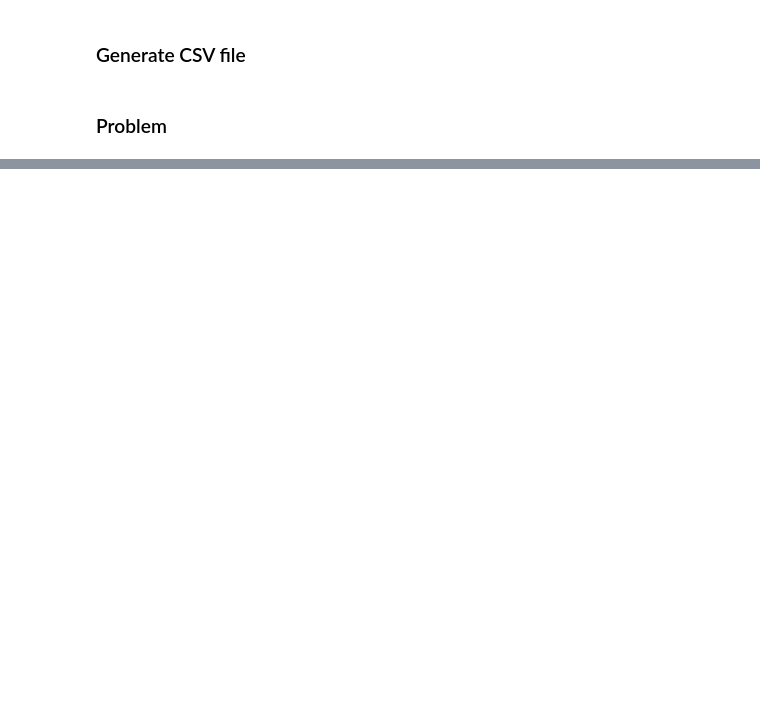
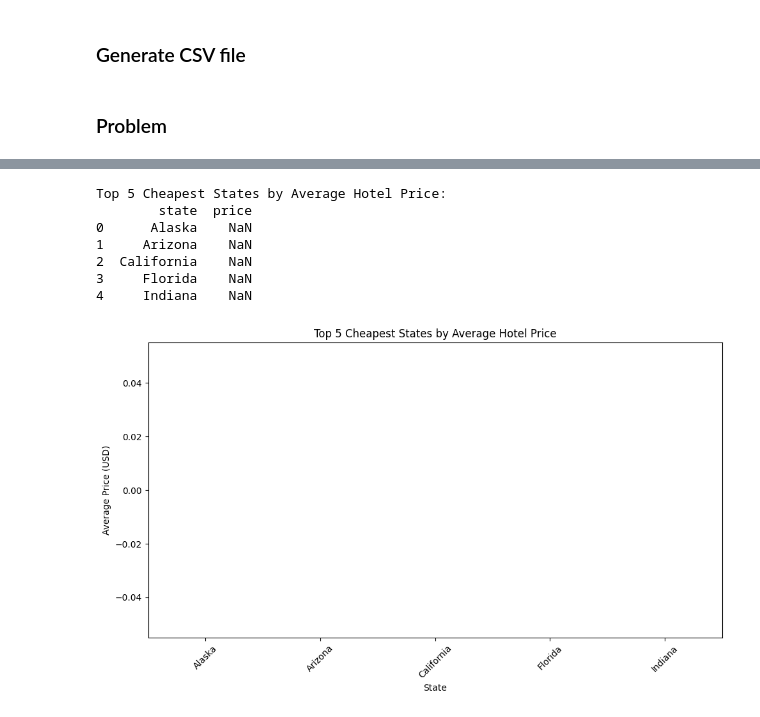
Before and after one commit to KeeObom/Hotel_Scraper, a Jupyter notebook: hotel_scrp.ipynb, the cells around one changed output, grey strips where cells are left out. Cells and saved outputs as stored; diff of their text form; code cells hidden in the pictures; blank space fills up the shorter version.

```diff
--- a/hotel_scrp.ipynb
+++ b/hotel_scrp.ipynb
@@ -74,0 +169,70 @@ The html is returning data with NGN price, instead of USD prices, maybe Somto wi
+# %%
+from geopy.geocoders import Nominatim
+import re
+import matplotlib.pyplot as plt
+import seaborn as sns
+
+# Initialize geolocator
+geolocator = Nominatim(user_agent="hotel_price_analysis")
+
+def get_state_from_location(location):
+    try:
+        location_info = geolocator.geocode(location, addressdetails=True)
+        if location_info and 'state' in location_info.raw['address']:
+            return location_info.raw['address']['state']
+    except Exception as e:
+        print(f"Error geocoding {location}: {e}")
+    return None
+
+
+df = df_hotel.copy()
+
+# Extract states from locations
+df['state'] = df['location'].apply(get_state_from_location)
+
+
+# Clean the price column
+df['price'] = df['price'].str.replace('US$', '', regex=True)  # Remove 'US$'
+df['price'] = df['price'].str.replace(',', '', regex=True)   # Remove commas
+df['price'] = df['price'].str.strip()                        # Remove any extra whitespace
+df['price'] = pd.to_numeric(df['price'], errors='coerce')   # Convert to float
+
+# Drop rows where state or price is missing
+# df = df.dropna(subset=['state', 'price'])
+
+# Calculate average price per state
+state_prices = df.groupby('state')['price'].mean().reset_index()
+
+# Sort states by average price
+state_prices_sorted = state_prices.sort_values(by='price')
+
+# Get the top 5 cheapest states
+top_5_cheapest_states = state_prices_sorted.head(5)
+
+# Display the top 5 cheapest states in a table
+print("Top 5 Cheapest States by Average Hotel Price:")
+print(top_5_cheapest_states)
+
+# Plot the top 5 cheapest states
+plt.figure(figsize=(10, 6))
+sns.barplot(data=top_5_cheapest_states, x='state', y='price', palette='viridis')
+plt.title('Top 5 Cheapest States by Average Hotel Price')
+plt.xlabel('State')
+plt.ylabel('Average Price (USD)')
+plt.xticks(rotation=45)
+plt.tight_layout()
+
+# Save the plot
+plt.savefig('top_5_cheapest_states.png')
+
+# Show the plot
+plt.show()
+# %% [output]
+Top 5 Cheapest States by Average Hotel Price:
+        state  price
+0      Alaska    NaN
+1     Arizona    NaN
+2  California    NaN
+3     Florida    NaN
+4     Indiana    NaN
+[figure, added]
```
Also changed, not shown: parts of 6 cells of this notebook, 2 other files.
